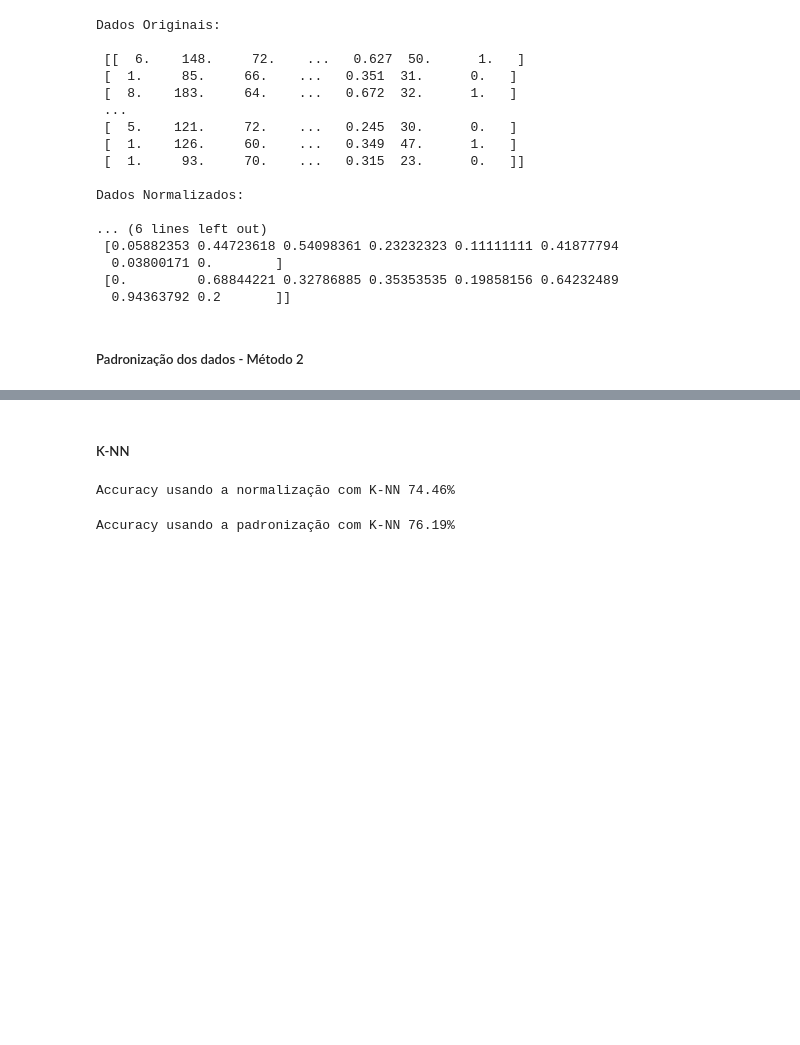
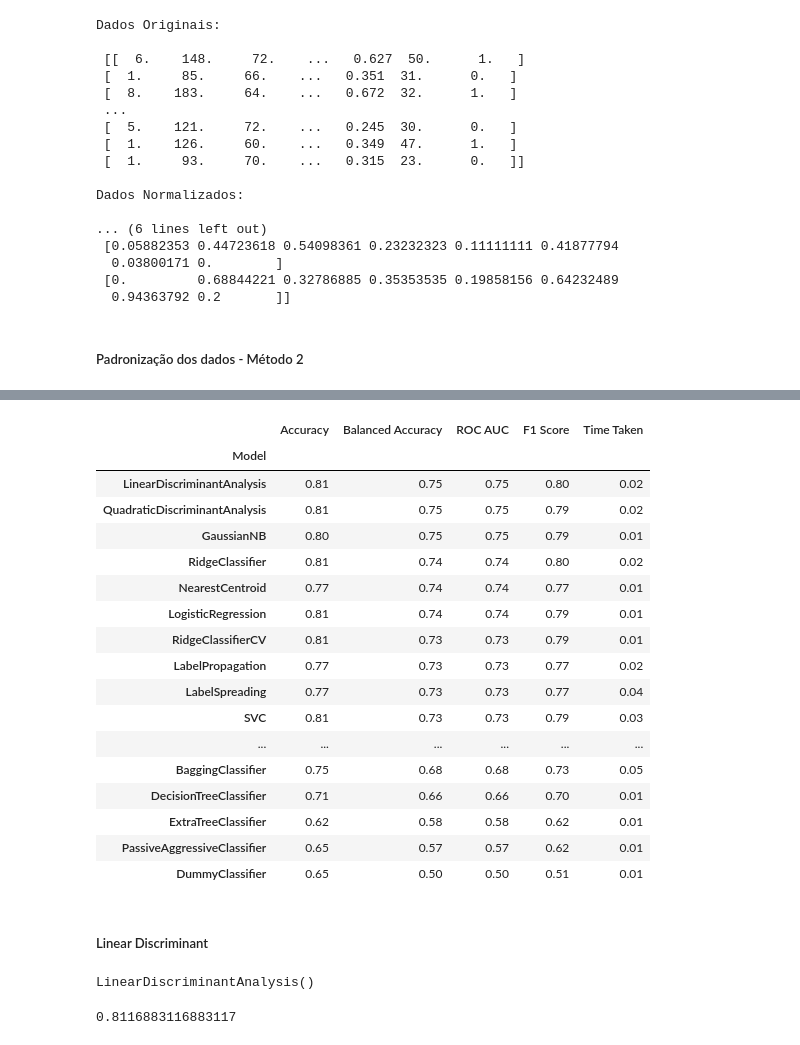
Before and after one commit to xkayo32/ML-Diabetes, a Jupyter notebook: main.ipynb, the cells around one changed output, grey strips where cells are left out. Cells and saved outputs as stored; diff of their text form; code cells hidden in the pictures; blank space fills up the shorter version.

```diff
--- a/main.ipynb
+++ b/main.ipynb
@@ -249,14 +251,2 @@ padrao_rescaled = padrao.fit_transform(X)
 # %%
-X_treinamento_n,X_teste_n,y_treinamento_n,y_teste_n = train_test_split(normal_rescaled,y,test_size=0.3,stratify=y) # Normalizada
-X_treinamento_p, X_teste_p, y_treinamento_p, y_teste_p = train_test_split(padrao_rescaled, y, test_size=0.3, stratify=y) # Padronizada
+X_treinamento_n,X_teste_n,y_treinamento_n,y_teste_n = train_test_split(normal_rescaled,y,test_size=0.2,stratify=y,random_state=60) # Normalizada
-# %% [markdown]
-##### K-NN
-# %%
-knn = KNeighborsClassifier()
-knn.fit(X_treinamento_n, y_treinamento_n)
-knn_previsores_n = knn.predict(X_teste_n)
-# %%
-acc_knn_n = accuracy_score(y_teste_n,knn_previsores_n)
-print(f'Accuracy usando a normalização com K-NN {round(acc_knn_n * 100,2)}%')
-# %% [output]
-Accuracy usando a normalização com K-NN 74.46%
@@ -266,5 +253,36 @@ knn_previsores_p = knn.predict(X_teste_p)
-# %%
-acc_knn_p = accuracy_score(y_teste_p,knn_previsores_p)
-print(f'Accuracy usando a padronização com K-NN {round(acc_knn_p * 100,2)}%')
-# %% [output]
-Accuracy usando a padronização com K-NN 76.19%
+# %%
+clf = LazyClassifier(verbose=0, ignore_warnings=True, custom_metric=None)
+modelo, predictions = clf.fit(
+    X_treinamento_n, X_teste_n, y_treinamento_n, y_teste_n)
+modelo
+# %% [output]
+|  | Accuracy | Balanced Accuracy | ROC AUC | F1 Score | Time Taken |
+| Model |  |  |  |  |  |
+| LinearDiscriminantAnalysis | 0.81 | 0.75 | 0.75 | 0.80 | 0.02 |
+| QuadraticDiscriminantAnalysis | 0.81 | 0.75 | 0.75 | 0.79 | 0.02 |
+| GaussianNB | 0.80 | 0.75 | 0.75 | 0.79 | 0.01 |
+| RidgeClassifier | 0.81 | 0.74 | 0.74 | 0.80 | 0.02 |
+| NearestCentroid | 0.77 | 0.74 | 0.74 | 0.77 | 0.01 |
+| LogisticRegression | 0.81 | 0.74 | 0.74 | 0.79 | 0.01 |
+| RidgeClassifierCV | 0.81 | 0.73 | 0.73 | 0.79 | 0.01 |
+| LabelPropagation | 0.77 | 0.73 | 0.73 | 0.77 | 0.02 |
+| LabelSpreading | 0.77 | 0.73 | 0.73 | 0.77 | 0.04 |
+| SVC | 0.81 | 0.73 | 0.73 | 0.79 | 0.03 |
+| ... | ... | ... | ... | ... | ... |
+| BaggingClassifier | 0.75 | 0.68 | 0.68 | 0.73 | 0.05 |
+| DecisionTreeClassifier | 0.71 | 0.66 | 0.66 | 0.70 | 0.01 |
+| ExtraTreeClassifier | 0.62 | 0.58 | 0.58 | 0.62 | 0.01 |
+| PassiveAggressiveClassifier | 0.65 | 0.57 | 0.57 | 0.62 | 0.01 |
+| DummyClassifier | 0.65 | 0.50 | 0.50 | 0.51 | 0.01 |
+# %% [markdown]
+##### Linear Discriminant
+# %%
+lda = LinearDiscriminantAnalysis()
+lda.fit(X_treinamento_n,y_treinamento_n)
+# %% [output]
+LinearDiscriminantAnalysis()
+# %%
+lda_previsores = lda.predict(X_teste_n)
+accuracy_score(lda_previsores,y_teste_n)
+# %% [output]
+0.8116883116883117
```
Also changed, not shown: parts of 7 cells of this notebook.
